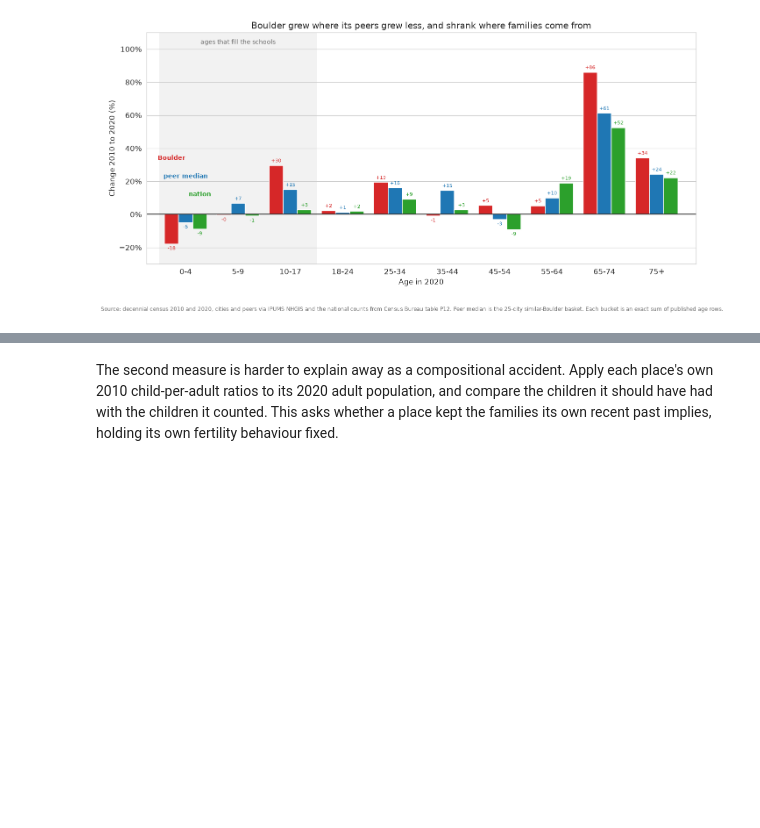
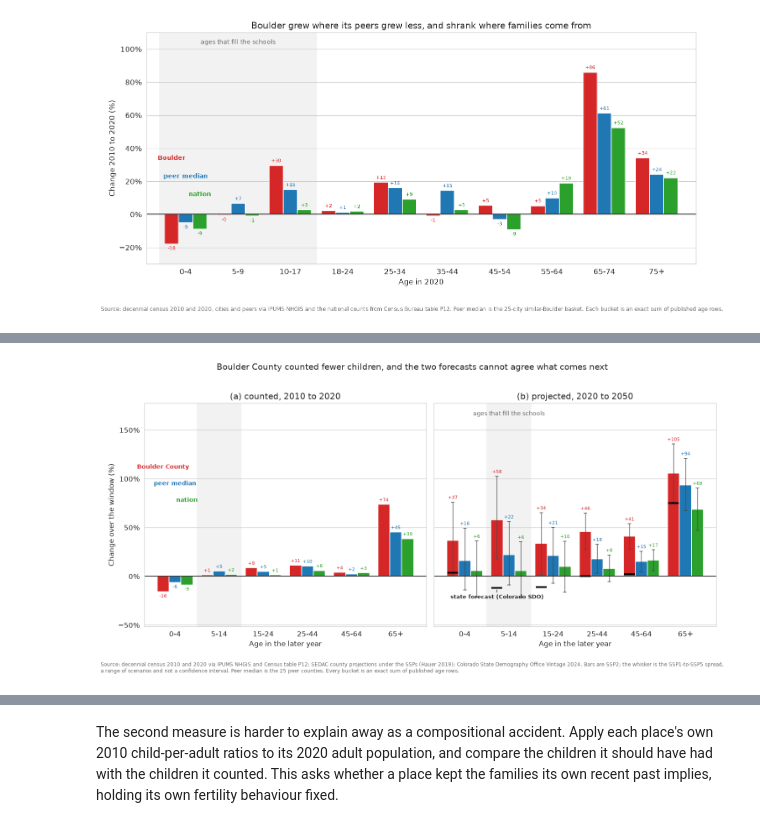
Before and after one commit to brianckeegan/charting-boulder, a Jupyter notebook: 2026-09-bvsd/bvsd-analysis.ipynb, the cells around one changed output, grey strips where cells are left out. Saved outputs shown, nothing was run; the diff lists cells and outputs as text; code cells hidden in the pictures; blank space fills up the shorter version.

```diff
--- a/2026-09-bvsd/bvsd-analysis.ipynb
+++ b/2026-09-bvsd/bvsd-analysis.ipynb
@@ -502,0 +716,68 @@ f.savefig(OUT / 'bvsd-fig2-age-profile.png', bbox_inches='tight')
+# %%
+SERIES_3 = [('Boulder', BOULDER_C), ('peer_median', PEER_C), ('national', NATION_C)]
+SERIES_3_LABELS = {'Boulder': 'Boulder County', 'peer_median': 'peer median', 'national': 'nation'}
+SCHOOL_BUCKET = COARSE_LABELS.index('5-14')
+
+f, axes = plt.subplots(1, 2, figsize=(13.5, 6.2), sharey=True)
+x = np.arange(len(COARSE_LABELS)); width = 0.27
+
+for ax, frame, title in [
+        (axes[0], observed_county_df, '(a) counted, 2010 to 2020'),
+        (axes[1], forecast_df, f'(b) projected, {FORECAST_START} to {FORECAST_END}')]:
+    forecast_panel = ax is axes[1]
+    for position, (series, color) in enumerate(SERIES_3):
+        offset = (position - 1) * width
+        # On the forecast panel the whisker is the SSP1-to-SSP5 spread, not a confidence interval
+        error = (np.vstack([frame[series] - forecast_lo_df[series],
+                            forecast_hi_df[series] - frame[series]]) if forecast_panel else None)
+        ax.bar(x + offset, frame[series], width, color=color, yerr=error, capsize=2.5,
+               error_kw=dict(elinewidth=0.9, ecolor='#4a4a4a'))
+        # Label clear of the whisker, so no number lands on a bar of its own color
+        tops = forecast_hi_df[series] if forecast_panel else frame[series]
+        for xi, value, top in zip(x + offset, frame[series], tops):
+            above = value >= 0
+            ax.annotate(f'{value:+.0f}', (xi, top if above else min(value, top)), color=color,
+                        fontsize=7.5, ha='center', va='bottom' if above else 'top',
+                        xytext=(0, 3 if above else -3), textcoords='offset points')
+    ax.axhline(0, color='k', lw=1)
+    ax.axvspan(SCHOOL_BUCKET - 0.5, SCHOOL_BUCKET + 0.5, color='#f2f2f2', zorder=0)
+    ax.set_xticks(x); ax.set_xticklabels(COARSE_LABELS)
+    ax.set_xlabel('Age in the later year')
+    ax.set_title(title)
+    ax.grid(axis='x', visible=False)
+
+y_low = min(observed_county_df.min().min(), forecast_lo_df.min().min(), sdo_county_change_s.min())
+y_high = max(observed_county_df.max().max(), forecast_hi_df.max().max())
+axes[0].set_ylim(y_low - 30, y_high + 42)
+axes[0].set_ylabel('Change over the window (%)')
+axes[0].yaxis.set_major_formatter(mtick.PercentFormatter(decimals=0))
+
+# The state's own forecast for the same county, as a marker rather than a fourth bar
+axes[1].scatter(x - width, sdo_county_change_s, marker='_', s=300, linewidths=2.6,
+                color='k', zorder=6)
+axes[1].annotate('state forecast (Colorado SDO)',
+                 (x[SCHOOL_BUCKET] - width, sdo_county_change_s.iloc[SCHOOL_BUCKET]),
+                 fontsize=8.5, fontweight='bold', ha='center', va='top',
+                 xytext=(0, -10), textcoords='offset points',
+                 arrowprops=dict(arrowstyle='-', color='k', lw=0.8, shrinkA=1, shrinkB=3))
+
+# Name the three series over the 0-4 bucket of panel (a), where every bar points down
+for position, (series, color) in enumerate(SERIES_3):
+    axes[0].annotate(SERIES_3_LABELS[series], (x[0] + (position - 1) * width, 112 - position * 17),
+                     color=color, fontweight='bold', fontsize=9, ha='center', va='center')
+# The shading is named once, at the top of the panel where the forecast disagreement lands
+axes[1].text(SCHOOL_BUCKET, y_high + 34, 'ages that fill the schools',
+             fontsize=9, color='dimgray', ha='center', va='top')
+
+f.suptitle('Boulder County counted fewer children, and the two forecasts cannot agree what comes next',
+           y=1.02)
+f.text(0, -0.06, f'Source: decennial census 2010 and 2020 via IPUMS NHGIS and Census table P12; '
+                 f'SEDAC county projections under the SSPs (Hauer 2019); Colorado State Demography '
+                 f'Office Vintage 2024. Bars are SSP{MIDDLE_SSP}; the whisker is the SSP1-to-SSP5 '
+                 f'spread, a range of scenarios and not a confidence interval. Peer median is the '
+                 f'25 peer counties. Every bucket is an exact sum of published age rows.',
+       fontsize=8, color='dimgray', wrap=True)
+plt.tight_layout()
+f.savefig(OUT / 'bvsd-fig3-county-forecast.png', bbox_inches='tight')
+# %% [output]
+[figure, added]
```
Also changed, not shown: parts of 13 cells of this notebook, 12 other files.
